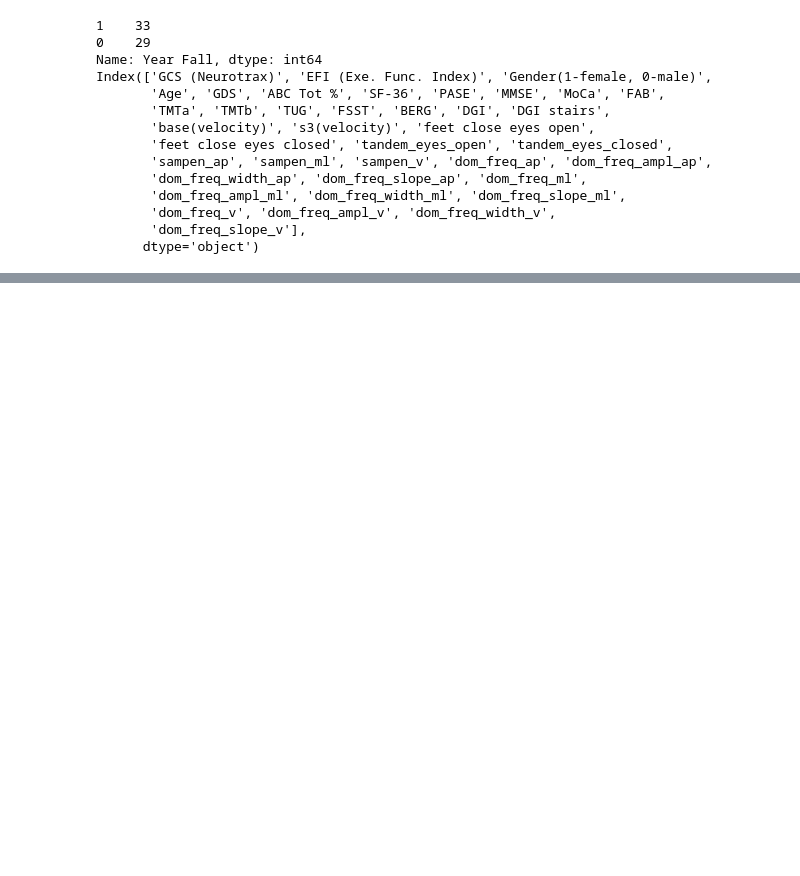
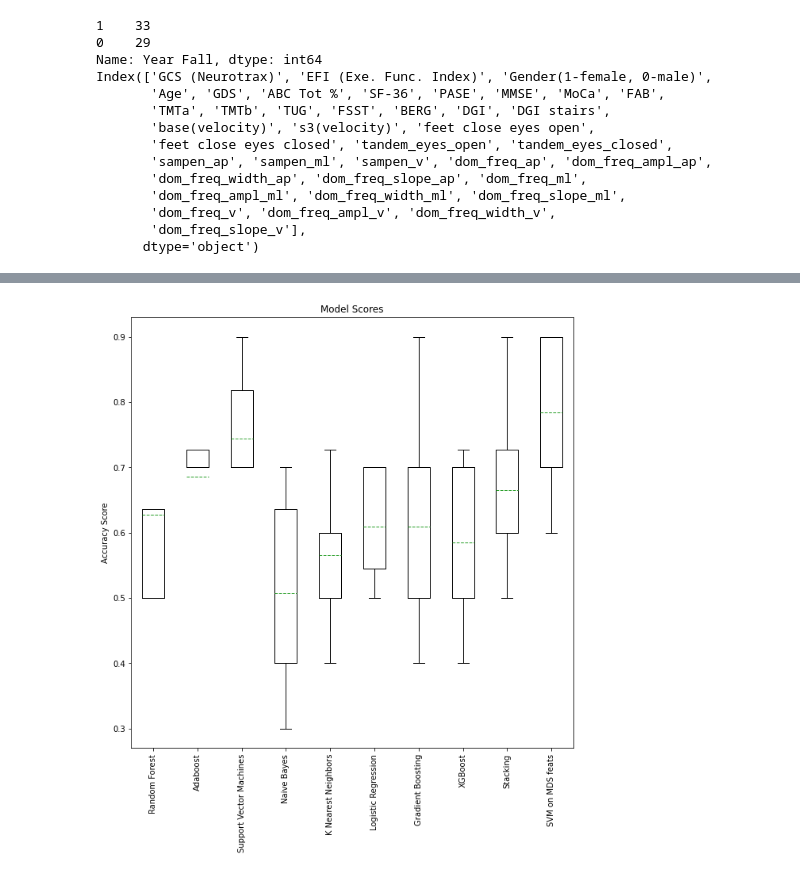
Before and after one commit to spyrosviz/Elderly-Falls-Prediction, a Jupyter notebook: Fallers_Prediction_Code/Fallers_Prediction_models.ipynb, the cells around one changed output, grey strips where cells are left out. Drawn from its saved outputs; the diff is of its cells as text; code cells hidden in the pictures; blank space fills up the shorter version.

```diff
--- a/Fallers_Prediction_Code/Fallers_Prediction_models.ipynb
+++ b/Fallers_Prediction_Code/Fallers_Prediction_models.ipynb
@@ -328,0 +471,10 @@ plt.show()
+# %%
+# Plot Results
+plt.figure(figsize=[10,10])
+plt.title('Model Scores')
+plt.ylabel('Accuracy Score')
+plt.boxplot(scores,labels=model_names,showmeans=True,meanline=True,showfliers=False,medianprops =dict(linestyle='-.', linewidth=0, color='firebrick'))
+plt.xticks(rotation=90)
+plt.show()
+# %% [output]
+[figure, added]
```
Also changed, not shown: parts of 21 cells of this notebook, 1 other file.
